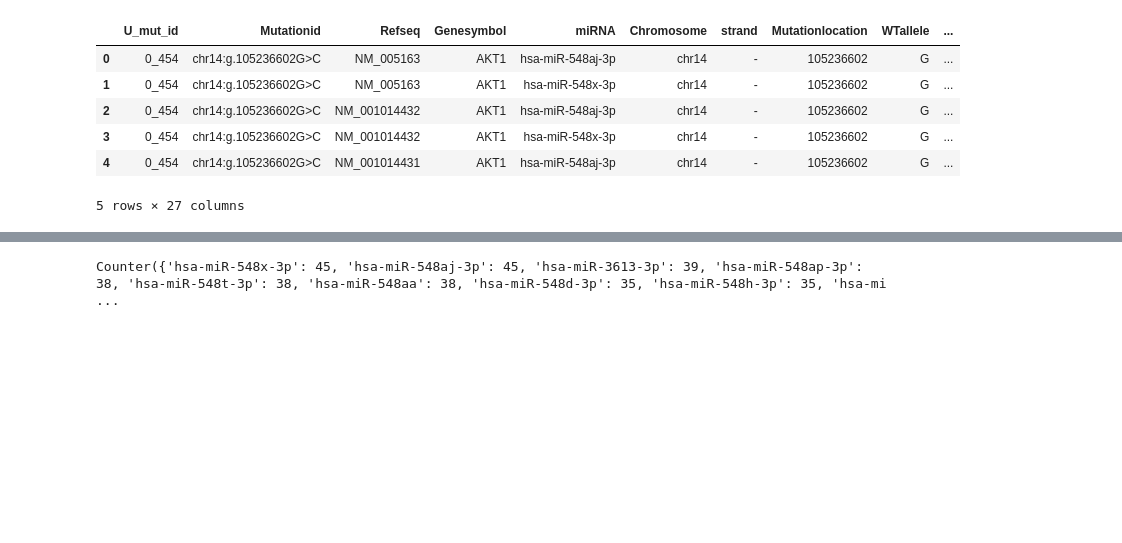
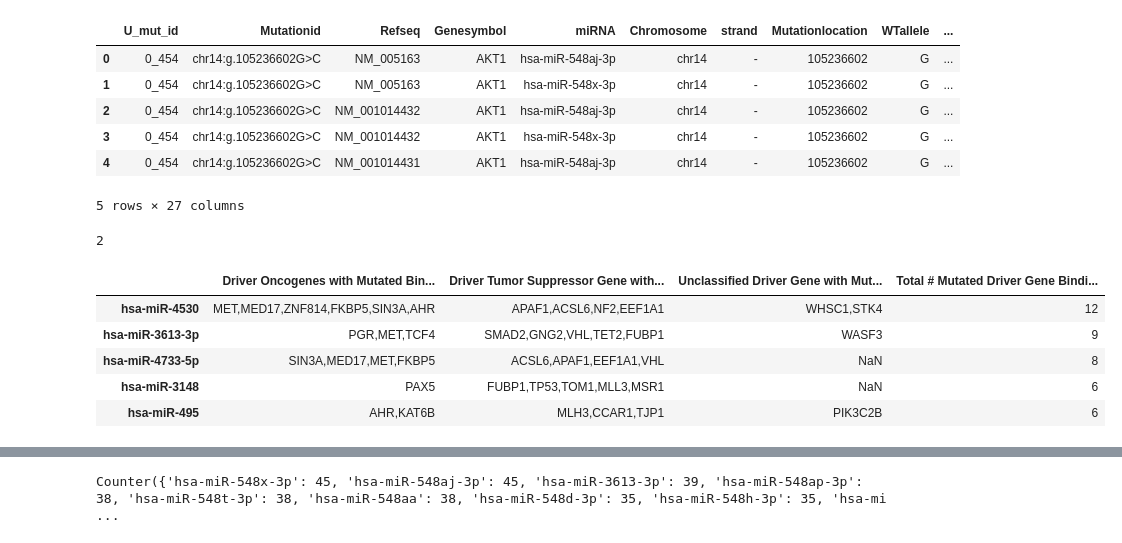
Before and after one commit to choyichen/tcga-mir-rewire, a Jupyter notebook: Oncogenes/Uniprot Fisher.ipynb, the cells around one changed output, grey strips where cells are left out. Drawn from its saved outputs; the diff is of its cells as text; code cells hidden in the pictures; blank space fills up the shorter version.

```diff
--- a/Oncogenes/Uniprot Fisher.ipynb
+++ b/Oncogenes/Uniprot Fisher.ipynb
@@ -424,3 +366,7 @@ for idx,row in trts.iterrows():
     print idx, "\r",
     if row["Genesymbol"] in ag:
         tmirdict[row["miRNA"]] += 1
+# %%
+tmirdict["hsa-miR-20b-5p"]
+# %% [output]
+2
@@ -426,0 +385,9 @@ for idx,row in trts.iterrows():
+# %%
+gh.head()
+# %% [output]
+|  | Driver Oncogenes with Mutated Bin... | Driver Tumor Suppressor Gene with... | Unclassified Driver Gene with Mut... | Total # Mutated Driver Gene Bindi... |
+| hsa-miR-4530 | MET,MED17,ZNF814,FKBP5,SIN3A,AHR | APAF1,ACSL6,NF2,EEF1A1 | WHSC1,STK4 | 12 |
+| hsa-miR-3613-3p | PGR,MET,TCF4 | SMAD2,GNG2,VHL,TET2,FUBP1 | WASF3 | 9 |
+| hsa-miR-4733-5p | SIN3A,MED17,MET,FKBP5 | ACSL6,APAF1,EEF1A1,VHL | NaN | 8 |
+| hsa-miR-3148 | PAX5 | FUBP1,TP53,TOM1,MLL3,MSR1 | NaN | 6 |
+| hsa-miR-495 | AHR,KAT6B | MLH3,CCAR1,TJP1 | PIK3C2B | 6 |
```
Also changed, not shown: parts of 25 cells of this notebook.
